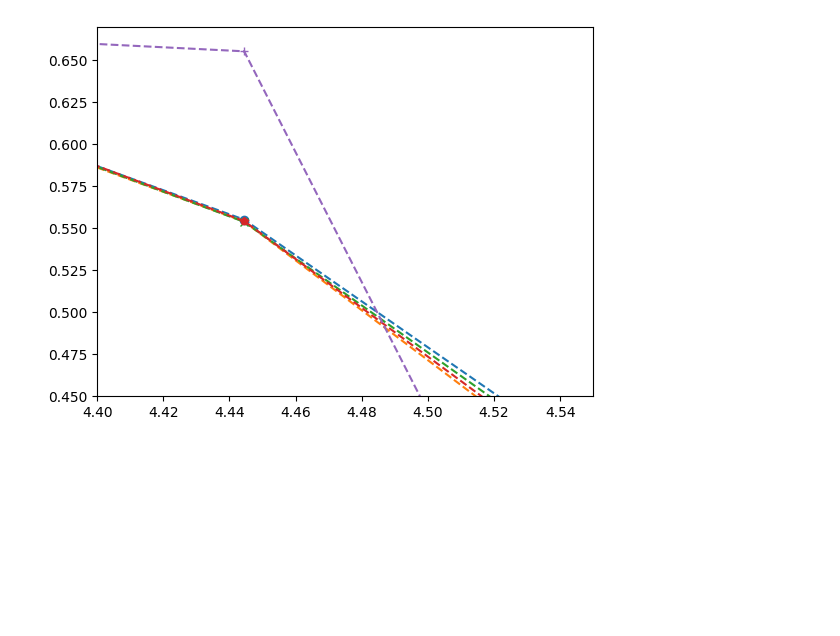
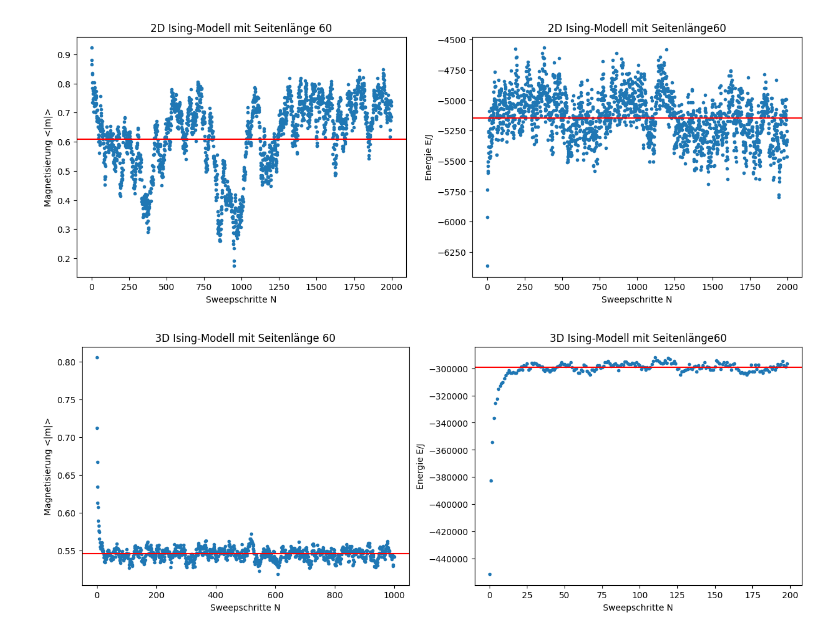
Before and after one commit to jenishadhikari221/Bachelorarbeit, a Jupyter notebook: main/analysis.ipynb, the cells around one changed output. Saved outputs shown, nothing was run; the diff lists cells and outputs as text; code cells hidden in the pictures; blank space fills up the shorter version.

```diff
--- a/main/analysis.ipynb
+++ b/main/analysis.ipynb
@@ -624,12 +0,0 @@ plt.show()
-# %%
-L = spin_simulation_1[0,:]
-plt.plot(1/L,L_1,'o--')
-plt.plot(1/L,L_2,'.--')
-plt.plot(1/L,L_3,'x--')
-plt.plot(1/L,L_4,'p--')
-plt.plot(1/L,L_5,'+--')
-plt.xlim(4.4,4.55)
-plt.ylim(0.45,0.67)
-plt.show()
-# %% [output]
-[figure, removed]
@@ -635,0 +3,46 @@ plt.show()
+# %%
+data = np.loadtxt("../data/criticalslowdown60.txt") # with initial phase, 10000 sweep 60x60
+data2 = np.loadtxt("../data/criticalslowdown_energy60.txt") # with initial phase, 10000 sweep 60x60
+fig ,ax = plt.subplots(1,2, figsize=(15,5))
+ax[0].plot(data[1:2000],'.')
+spin_mean = np.mean(data[5000:])
+ax[0].axhline(spin_mean,c='r')
+ax[0].set_xlabel("Sweepschritte N")
+ax[0].set_ylabel(r"Magnetisierung <|m|>")
+ax[0].set_title("2D Ising-Modell mit Seitenlänge 60")
+
+ax[1].plot(data2[1:2000],'.')
+spin_mean2 = np.mean(data2[5000:])
+ax[1].axhline(spin_mean2,c='r')
+ax[1].set_xlabel("Sweepschritte N")
+ax[1].set_ylabel(r"Energie E/J")
+ax[1].set_title("2D Ising-Modell mit Seitenlänge60")
+
+
+plt.savefig("../Figure/criticalslowing2d")
+plt.show()
+# %% [output]
+[figure, added]
+# %%
+data = np.loadtxt("../data/criticalslowdown3D60.txt") # with initial phase, 1000 sweep  60x60x60
+data2 = np.loadtxt("../data/criticalslowdown_energy3D60.txt") # with initial phase, 1000 sweep 60x60x60
+fig ,ax = plt.subplots(1,2, figsize=(15,5))
+ax[0].plot(data[1:],'.')
+spin_mean = np.mean(data[200:])
+ax[0].axhline(spin_mean,c='r')
+ax[0].set_xlabel("Sweepschritte N")
+ax[0].set_ylabel(r"Magnetisierung <|m|>")
+ax[0].set_title("3D Ising-Modell mit Seitenlänge 60")
+
+ax[1].plot(data2[1:200],'.')
+spin_mean2 = np.mean(data2[200:])
+ax[1].axhline(spin_mean2,c='r')
+ax[1].set_xlabel("Sweepschritte N")
+ax[1].set_ylabel(r"Energie E/J")
+ax[1].set_title("3D Ising-Modell mit Seitenlänge60")
+
+
+plt.savefig("../Figure/criticalslowing3d")
+plt.show()
+# %% [output]
+[figure, added]
```
Also changed, not shown: parts of 110 cells of this notebook, 50 other files.
